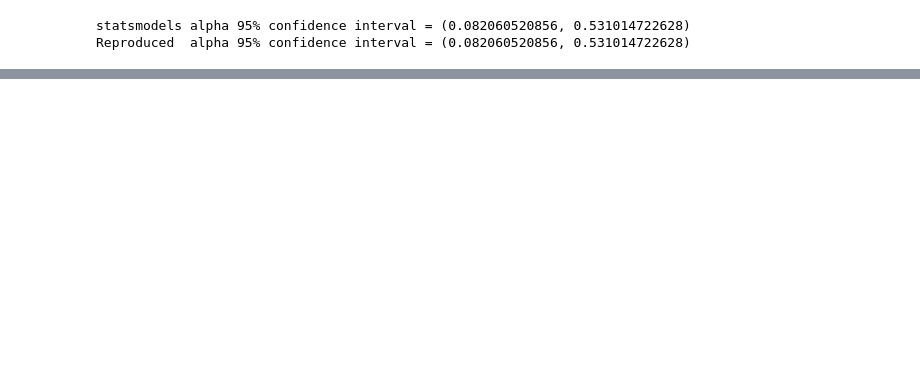
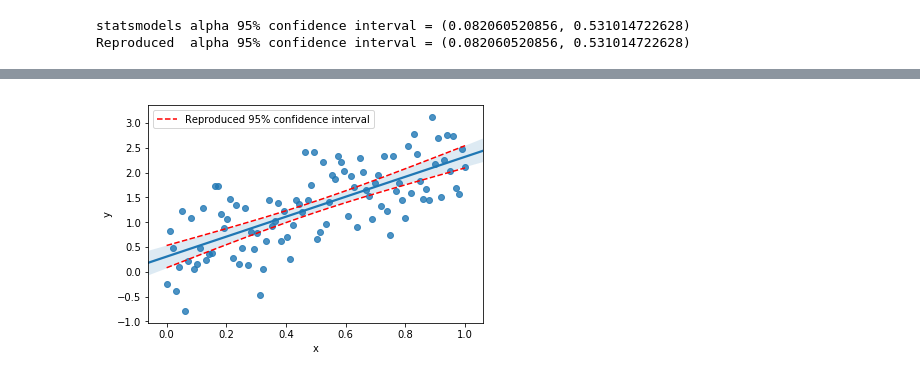
Before and after one commit to siavashaslanbeigi/stats_notes, a Jupyter notebook: linreg.ipynb, the cells around one changed output, grey strips where cells are left out. Drawn from its saved outputs; the diff is of its cells as text; code cells hidden in the pictures; blank space fills up the shorter version.

Commit message:
Derived confidence interval for f.

```diff
--- a/linreg.ipynb
+++ b/linreg.ipynb
@@ -622,0 +657,18 @@ Reproduced  alpha 95% confidence interval = (0.082060520856, 0.531014722628)
+# %%
+# Standard error of f
+x_axis = np.linspace(0, 1, 1000)
+f_se = np.sqrt(var_est/m*(1 + (x_axis - x.mean())**2/np.var(x)))
+f_l = alpha + beta * x_axis - t * f_se
+f_u = alpha + beta * x_axis + t * f_se
+
+# Plot
+plt.plot(x_axis, f_l, 'r--')
+plt.plot(x_axis, f_u, 'r--', label='Reproduced 95% confidence interval')
+plt.xlabel('x')
+plt.ylabel('y')
+plt.legend()
+
+# Plot using seaborn
+seaborn.regplot(x, y);
+# %% [output]
+[figure, added]
```
Also changed, not shown: parts of 6 cells of this notebook.
